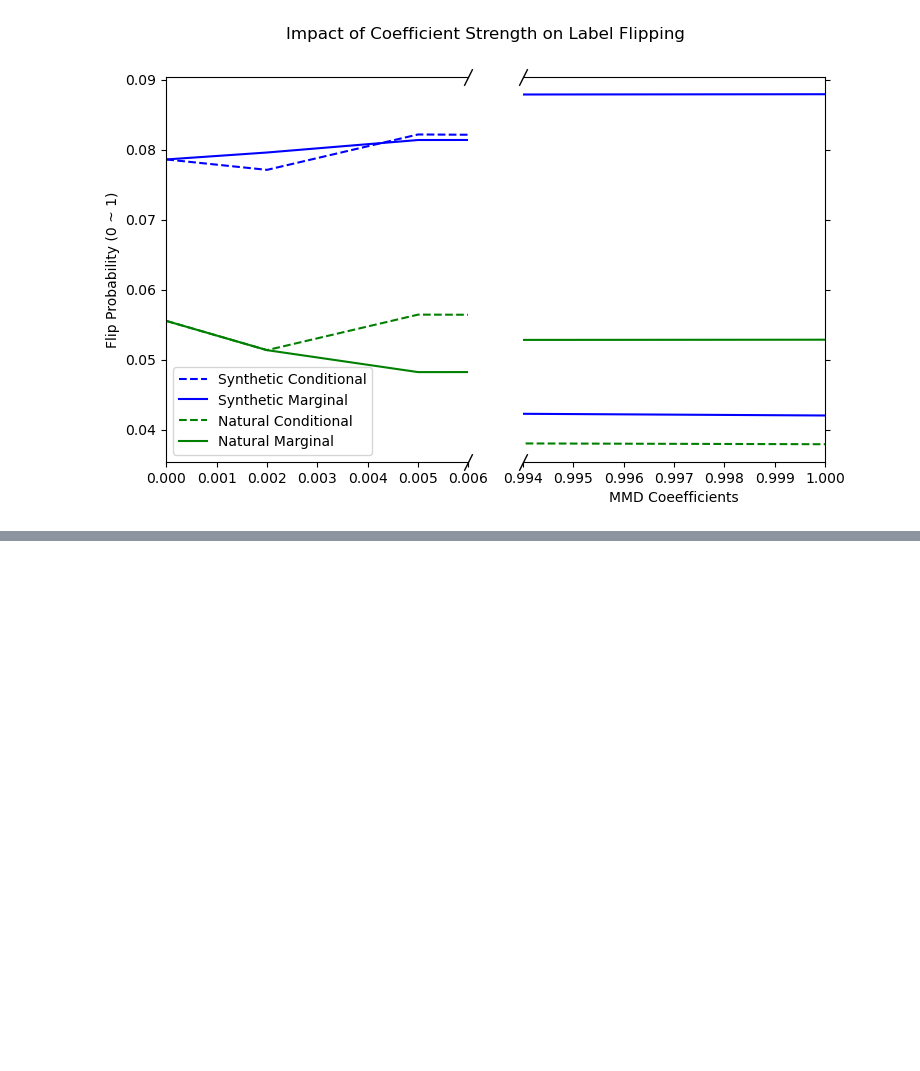
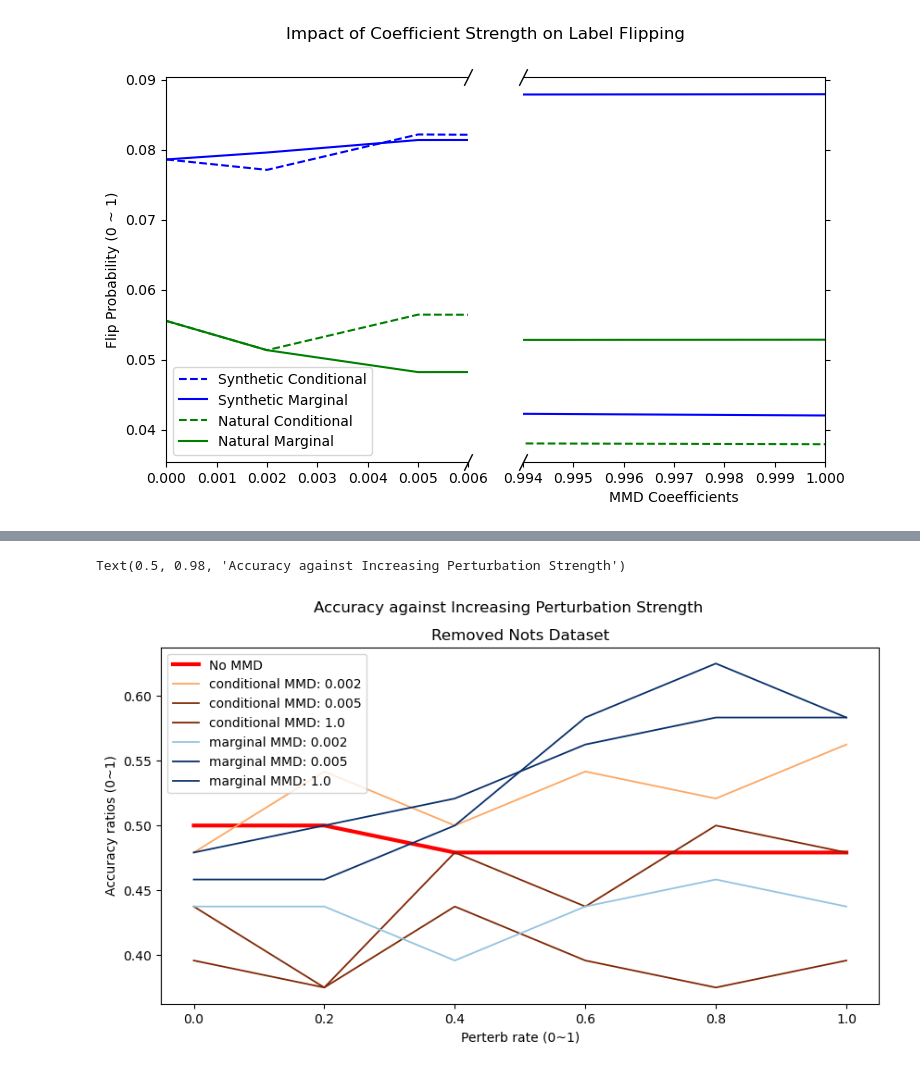
Before and after one commit to vishwa-11/Causal-ML-Final-Project, a Jupyter notebook: evaluation.ipynb, the cells around one changed output, grey strips where cells are left out. Cells and saved outputs as stored; diff of their text form; code cells hidden in the pictures; blank space fills up the shorter version.

```diff
--- a/evaluation.ipynb
+++ b/evaluation.ipynb
@@ -116,7 +122,8 @@ from tqdm import tqdm
 
 data_dir = '/hdd/logan/Joshua/causal_nlp/data'
 test_syn_ds_filename = 'syn_test_large.npz'
-test_nat_ds_filename = 'nat_val_large.npz'
+test_nat_ds_filename = 'nat_test_large.npz'
+test_notty_ds_filename = 'notty_test_large.npz'
 
 gammas = np.linspace(0.0,1.0, 6) # flip chance
 batch_size = 64
@@ -131,6 +138,8 @@ for file in fbar:
     _, name = os.path.split(dirNname)
 
     dataset_type, mmd_type = get_types_from_name(name)
+    if dataset_type == 'notty':
+        continue
     fbar.set_description(f"Dataset type: {dataset_type}, MMD Type: {mmd_type}")
 
     # load model
@@ -291,0 +365,47 @@ Text(0.5, 0.98, 'Impact of Coefficient Strength on Label Flipping')
+# %%
+import pickle
+
+# store data
+pickle_name = 'results2.pickle'
+with open(os.path.join(checkpoint_dir, 'results2.pickle'), 'wb') as handle:
+    pickle.dump(results, handle, protocol=pickle.HIGHEST_PROTOCOL)
+# %%
+# optionally load results
+with open(os.path.join(checkpoint_dir, 'results2.pickle'), 'rb') as handle:
+    results = pickle.load(handle)
+# %%
+# plot results for notty
+import matplotlib as mpl
+import matplotlib.pyplot as plt
+import numpy as np
+
+def sortfn(result_i):
+    _, mmd_type = result_i[0]
+    return ("",0) if mmd_type is None else mmd_type
+
+sorted_results = sorted(results.items(), key=sortfn)
+
+fig = plt.figure(figsize=(10.0, 5.0))
+for (dataset_type, mmd_type), (acc_results, flip_chance) in sorted_results:
+    x = acc_results.keys()
+    y = acc_results.values()
+    label = "No MMD" if mmd_type is None else f"{mmd_type[0]} MMD: {mmd_type[1]}"
+    # fmt = '--' if mmd_type is not None and mmd_type[0] == 'conditional' else '-'
+    linewidth = 3.0 if mmd_type is None else 1.3
+    if mmd_type is None:
+        color = mpl.colors.BASE_COLORS['r']
+    elif mmd_type[0] == 'conditional':
+        color = mpl.colormaps['Oranges'](mmd_type[1] * 200)
+    elif mmd_type[0] == 'marginal':
+        color = mpl.colormaps['Blues'](mmd_type[1] * 200)
+
+    plt.plot(x, y, label=label, linewidth=linewidth, color=color)
+
+plt.xlabel('Perterb rate (0~1)')
+plt.ylabel('Accuracy ratios (0~1)')
+plt.title('Removed Nots Dataset')
+plt.legend()
+fig.suptitle('Accuracy against Increasing Perturbation Strength')
+# %% [output]
+Text(0.5, 0.98, 'Accuracy against Increasing Perturbation Strength')
+[figure, added]
```
Also changed, not shown: parts of 6 cells of this notebook, 1 other file.
